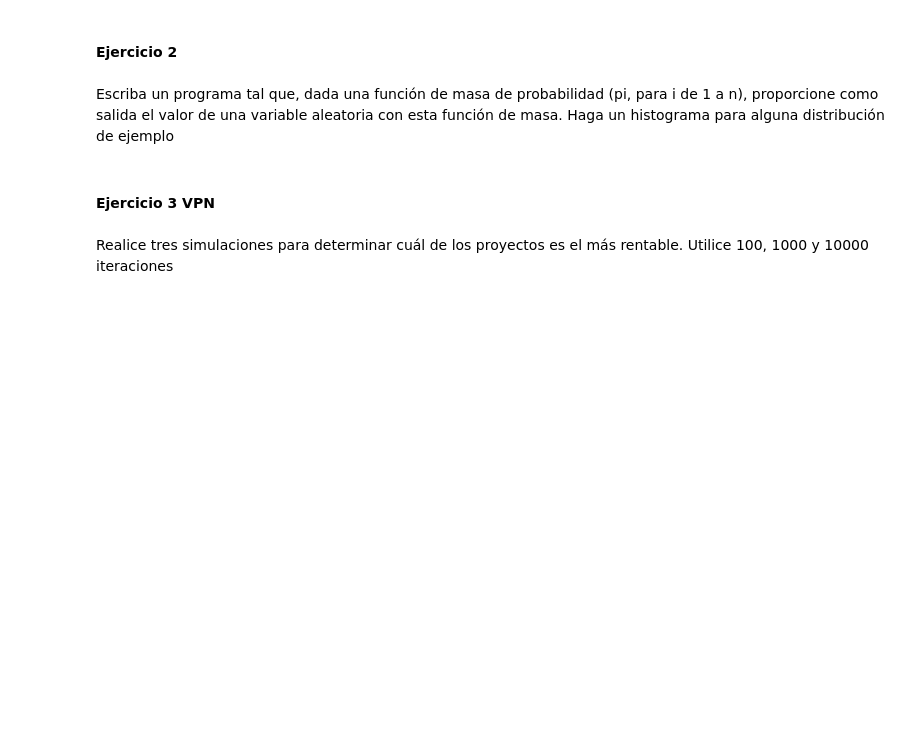
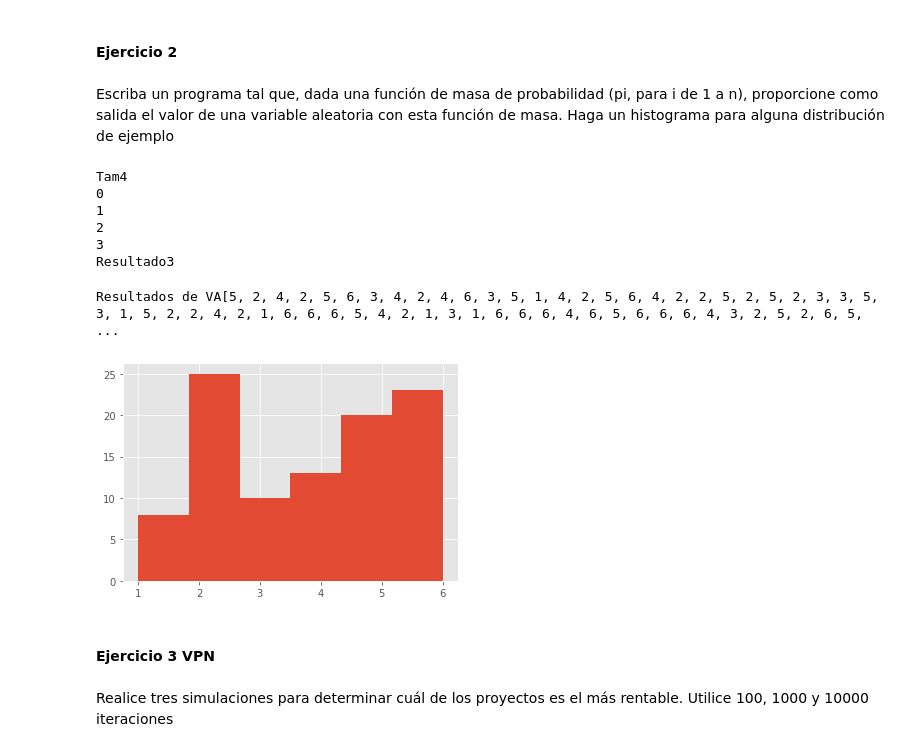
Before and after one commit to gusta257/MiniProyecto2, a Jupyter notebook: MiniProyecto2.ipynb, the cells around one changed output. Saved outputs shown, nothing was run; the diff lists cells and outputs as text; code cells hidden in the pictures; blank space fills up the shorter version.

```diff
--- a/MiniProyecto2.ipynb
+++ b/MiniProyecto2.ipynb
@@ -20,6 +20,48 @@ Suponiendo que es simple generar variables aleatorias con función de probabilid
 #### Ejercicio 2
 # %% [markdown]
 Escriba un programa tal que, dada una función de masa de probabilidad (pi, para i de 1 a n), proporcione como salida el valor de una variable aleatoria con esta función de masa. Haga un histograma para alguna distribución de ejemplo
+# %%
+def acumuladaPonderada(x,fmasa):
+    tam = len(fmasa)
+    cont = 0
+    ponderada = 0.0
+    while cont <= tam-1:
+        if cont == 0:
+            if x >= 0.0 and x < fmasa[0][1]:
+                return fmasa[0][0]
+            ponderada = fmasa[0][1]
+        elif cont == tam-1:
+            if x >= ponderada and x < 1:
+                return fmasa[tam-1][0]
+        else:
+            if x >= ponderada and x < ponderada + fmasa[cont+1][1]:
+                return fmasa[cont][0]
+            ponderada += fmasa[cont+1][1]
+        cont += 1
+# %%
+masa = [[0,0.125],[1,0.375],[2,0.375],[3,0.125]]
+print("Resultado"+str(acumuladaPonderada(0.925,masa)))
+# %% [output]
+Tam4
+0
+1
+2
+3
+Resultado3
+# %%
+N = 100
+masa = [[1,0.13333],[2,0.20000],[3,0.20000],[4,0.13333],[5,0.13333],[6,0.20000]]
+resultados = []
+for i in range(1,N):
+    u = random.random()
+    resultados.append(acumuladaPonderada(u,masa))
+print('Resultados de VA'+str(resultados))
+plt.style.use('ggplot')
+plt.hist(resultados,bins=6)
+plt.show()
+# %% [output]
+Resultados de VA[5, 2, 4, 2, 5, 6, 3, 4, 2, 4, 6, 3, 5, 1, 4, 2, 5, 6, 4, 2, 2, 5, 2, 5, 2, 3, 3, 5, 3, 1, 5, 2, 2, 4, 2, 1, 6, 6, 6, 5, 4, 2, 1, 3, 1, 6, 6, 6, 4, 6, 5, 6, 6, 6, 4, 3, 2, 5, 2, 6, 5,  ...
+[figure, added]
 # %% [markdown]
 #### Ejercicio 3 VPN
 # %% [markdown]
```
